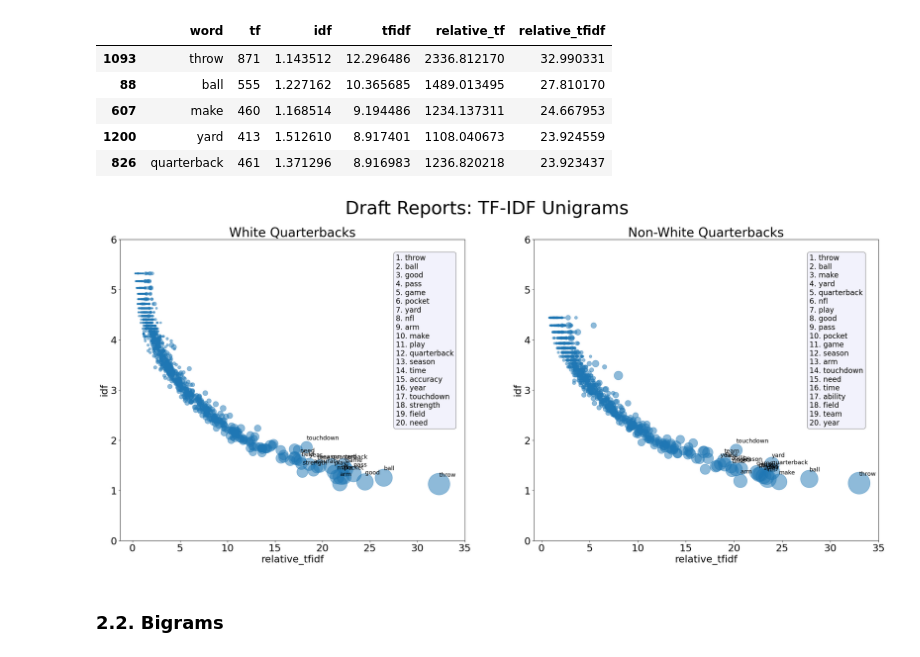
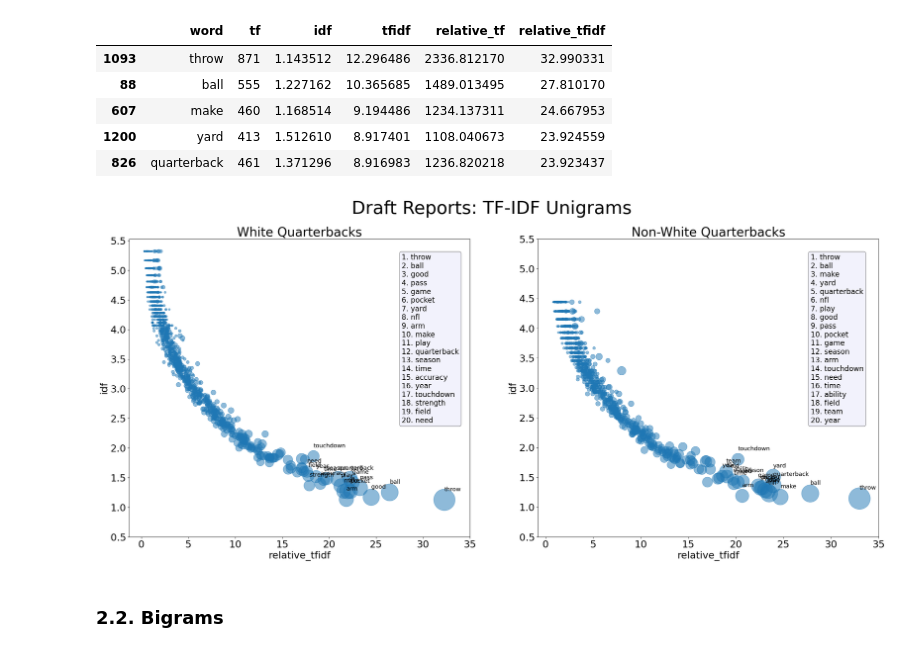
Before and after one commit to Ezekiel-25-17/Racial_Bias_in_American_Football, a Jupyter notebook: reports-tfidf_analysis.ipynb, the cells around one changed output. Drawn from its saved outputs; the diff is of its cells as text; code cells hidden in the pictures.

Commit message:
fixed plot ticks

```diff
--- a/reports-tfidf_analysis.ipynb
+++ b/reports-tfidf_analysis.ipynb
@@ -196,7 +197,7 @@ plt.rcParams.update({'font.size': 22})
 fig, axs = plt.subplots(1,2, figsize = (30,12))
 top = 20
 xticks = range(0, 36, 5)
-yticks = range(0, 7, 1)
+yticks = np.arange(0.5, 5.6, 0.5)
 
 ax = axs[0]
 ax = df_w.plot.scatter(x = 'relative_tfidf', y = 'idf', s = 'relative_tf', ax = ax, alpha = 0.5, edgecolor = 'tab:blue', xticks=xticks, yticks=yticks)
@@ -204,34 +205,34 @@ ax = df_w.plot.scatter(x = 'relative_tfidf', y = 'idf', s = 'relative_tf', ax =
 text = []
 t = 1
 for i in list(df_w.index[:top]):
     ax.annotate(df_w.word[i], (df_w.relative_tfidf[i], df_w.idf[i] + 0.15), fontsize=13)
     text.append(f'{t}. {df_w.word[i]}')
     t += 1
 
 textstr = '\n'.join(text)
 props = dict(boxstyle='round', facecolor='lavender', alpha=0.5)
 ax.text(0.80, 0.95, textstr, transform=ax.transAxes, fontsize=16, verticalalignment='top', bbox=props)
 ax.set_title('White Quarterbacks', fontsize=28)
 
 ax = axs[1]
 ax = df_nw.plot.scatter(x = 'relative_tfidf', y = 'idf', s = 'relative_tf', ax = ax, alpha = 0.5, edgecolor = 'tab:blue', xticks=xticks, yticks=yticks)
 
 text = []
 t = 1
 for i in list(df_nw.index[:top]):
     ax.annotate(df_nw.word[i], (df_nw.relative_tfidf[i], df_nw.idf[i] + 0.15), fontsize=13)
     text.append(f'{t}. {df_nw.word[i]}')
     t += 1
 
 textstr = '\n'.join(text)
 props = dict(boxstyle='round', facecolor='lavender', alpha=0.5)
 ax.text(0.80, 0.95, textstr, transform=ax.transAxes, fontsize=16, verticalalignment='top', bbox=props)
 ax.set_title('Non-White Quarterbacks', fontsize=28)
 
 fig.suptitle("Draft Reports: TF-IDF Unigrams", fontsize=40)
 plt.show()
 # %% [output]
-[figure, old version]
+[figure, new version]
 # %% [markdown]
 ### 2.2. Bigrams
 # %%
```
Also changed, not shown: parts of 2 cells of this notebook.
